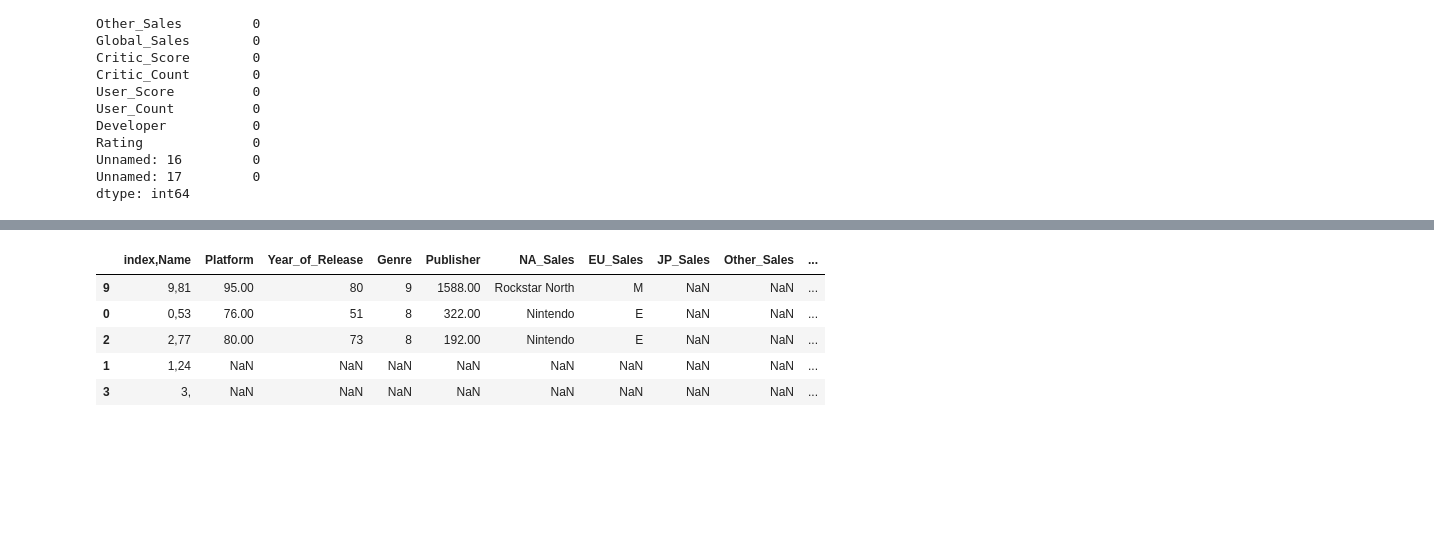
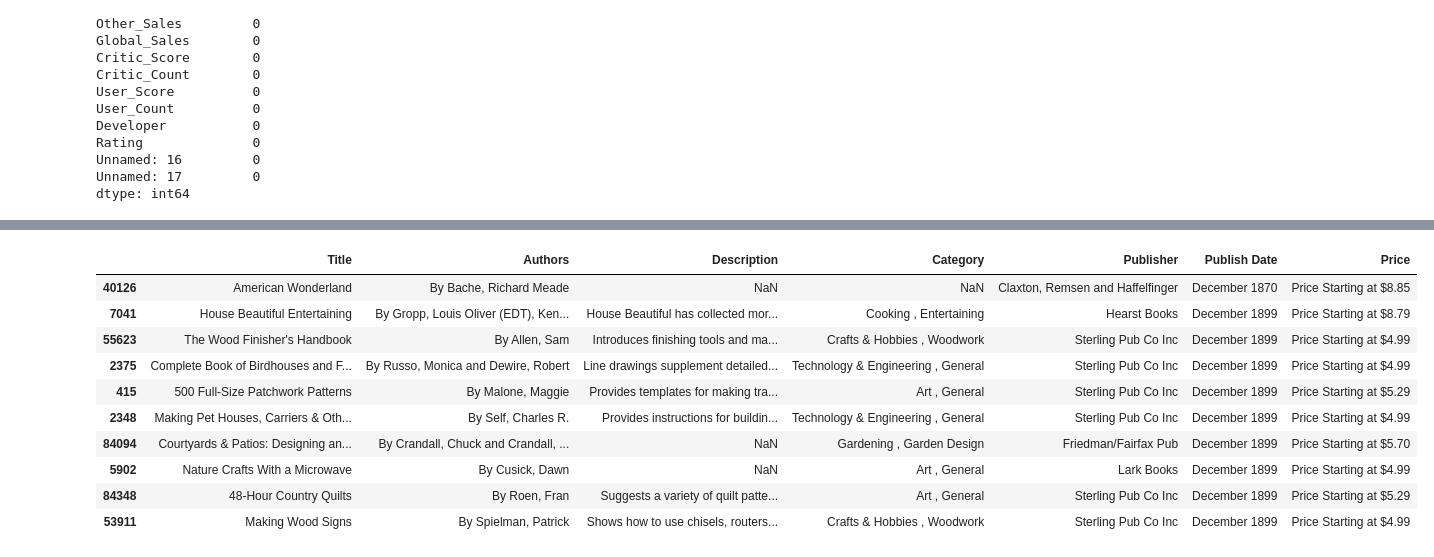
Before and after one commit to RishiKumar156/jupyter_noteBooks, a Jupyter notebook: Pandas_excel.ipynb, the cells around one changed output, grey strips where cells are left out. Cells and saved outputs as stored; diff of their text form; code cells hidden in the pictures; blank space fills up the shorter version.

```diff
--- a/Pandas_excel.ipynb
+++ b/Pandas_excel.ipynb
@@ -1,5 +1,5 @@
 # %%
 import pandas as pd
-df = pd.read_csv("video_games_sales.csv")
+df = pd.read_csv("BooksDataSet.csv")
 df
 # %% [output]
@@ -121,9 +117,14 @@ df.sort_values(by="Platform")  #sort based on the column name
 # %%
-df.sort_values(by="NA_Sales" , ascending=False).head() #sort based on the column and head will just get the top once
+df.sort_values(by="Publish Date", ascending=True).head(10) #sort based on the column and head will just get the top once
 # %% [output]
-|  | index,Name | Platform | Year_of_Release | Genre | Publisher | NA_Sales | EU_Sales | JP_Sales | Other_Sales | ... |
-| 9 | 9,81 | 95.00 | 80 | 9 | 1588.00 | Rockstar North | M | NaN | NaN | ... |
-| 0 | 0,53 | 76.00 | 51 | 8 | 322.00 | Nintendo | E | NaN | NaN | ... |
-| 2 | 2,77 | 80.00 | 73 | 8 | 192.00 | Nintendo | E | NaN | NaN | ... |
-| 1 | 1,24 | NaN | NaN | NaN | NaN | NaN | NaN | NaN | NaN | ... |
-| 3 | 3, | NaN | NaN | NaN | NaN | NaN | NaN | NaN | NaN | ... |
+|  | Title | Authors | Description | Category | Publisher | Publish Date | Price |
+| 40126 | American Wonderland | By Bache, Richard Meade | NaN | NaN | Claxton, Remsen and Haffelfinger | December 1870 | Price Starting at $8.85 |
+| 7041 | House Beautiful Entertaining | By Gropp, Louis Oliver (EDT), Ken... | House Beautiful has collected mor... | Cooking , Entertaining | Hearst Books | December 1899 | Price Starting at $8.79 |
+| 55623 | The Wood Finisher's Handbook | By Allen, Sam | Introduces finishing tools and ma... | Crafts & Hobbies , Woodwork | Sterling Pub Co Inc | December 1899 | Price Starting at $4.99 |
+| 2375 | Complete Book of Birdhouses and F... | By Russo, Monica and Dewire, Robert | Line drawings supplement detailed... | Technology & Engineering , General | Sterling Pub Co Inc | December 1899 | Price Starting at $4.99 |
+| 415 | 500 Full-Size Patchwork Patterns | By Malone, Maggie | Provides templates for making tra... | Art , General | Sterling Pub Co Inc | December 1899 | Price Starting at $5.29 |
+| 2348 | Making Pet Houses, Carriers & Oth... | By Self, Charles R. | Provides instructions for buildin... | Technology & Engineering , General | Sterling Pub Co Inc | December 1899 | Price Starting at $4.99 |
+| 84094 | Courtyards & Patios: Designing an... | By Crandall, Chuck and Crandall, ... | NaN | Gardening , Garden Design | Friedman/Fairfax Pub | December 1899 | Price Starting at $5.70 |
+| 5902 | Nature Crafts With a Microwave | By Cusick, Dawn | NaN | Art , General | Lark Books | December 1899 | Price Starting at $4.99 |
+| 84348 | 48-Hour Country Quilts | By Roen, Fran | Suggests a variety of quilt patte... | Art , General | Sterling Pub Co Inc | December 1899 | Price Starting at $5.29 |
+| 53911 | Making Wood Signs | By Spielman, Patrick | Shows how to use chisels, routers... | Crafts & Hobbies , Woodwork | Sterling Pub Co Inc | December 1899 | Price Starting at $4.99 |
```
Also changed, not shown: parts of 4 cells of this notebook, 6 other files.
